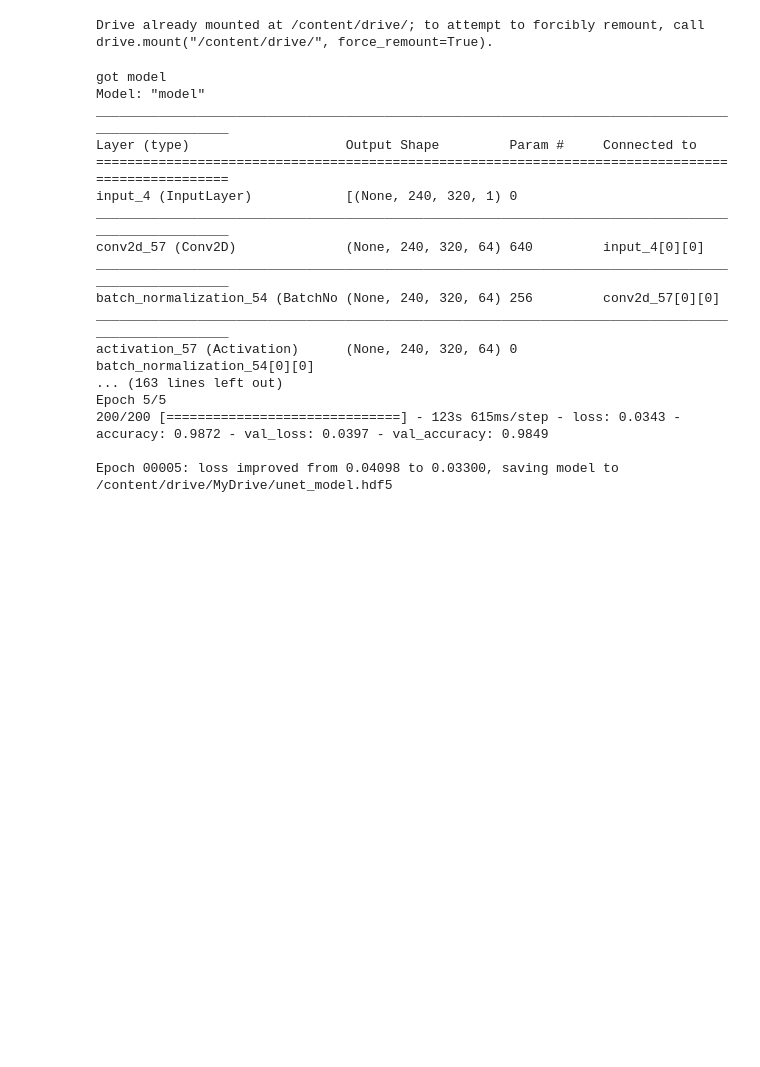
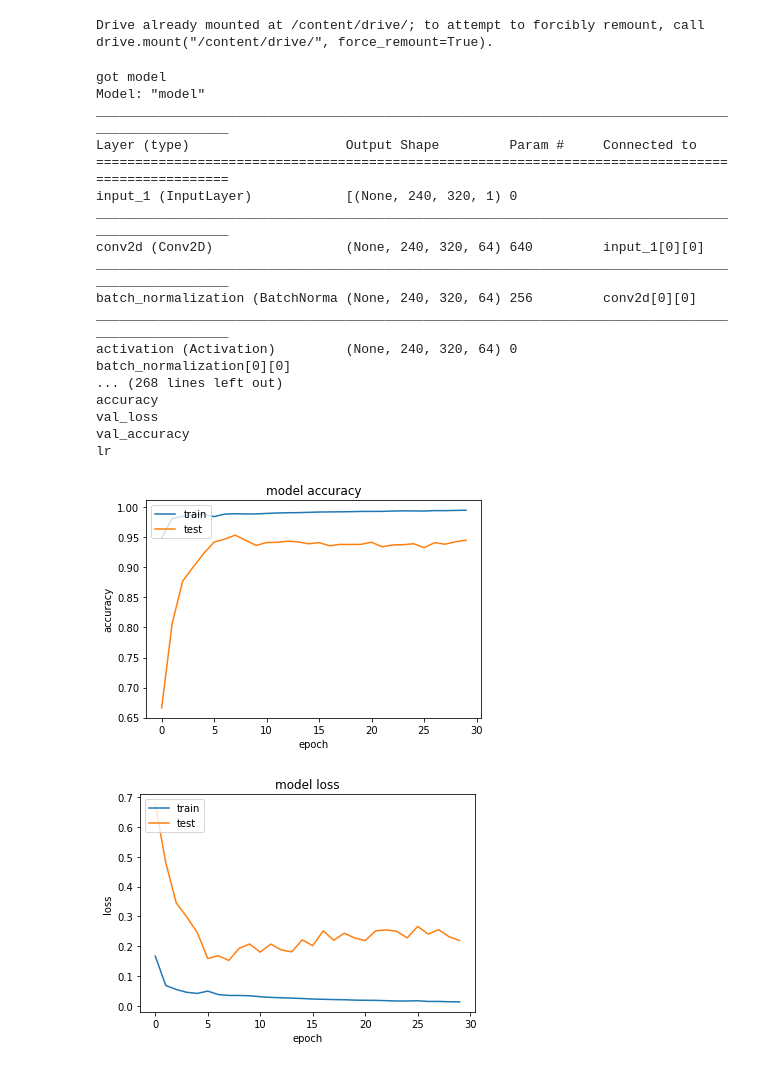
Before and after one commit to naveen-purohit/deep-learning, a Jupyter notebook: unet.ipynb, the cells around one changed output. Saved outputs shown, nothing was run; the diff lists cells and outputs as text; code cells hidden in the pictures; blank space fills up the shorter version.

```diff
--- a/unet.ipynb
+++ b/unet.ipynb
@@ -14,7 +14,7 @@ import cv2
 
 class dataProcess(object):
     def __init__(self, out_rows, out_cols,
-                 npy_path = "/content/drive/MyDrive", img_type = "bmp"):
+                 npy_path = "/content/drive/MyDrive/segmentation", img_type = "bmp"):
 
         self.out_rows = out_rows
         self.out_cols = out_cols
@@ -25,8 +25,8 @@ class dataProcess(object):
         print('-'*30)
         print('load train util images...')
         print('-'*30)
-        imgs_train = np.load(self.npy_path+"/imgs_train.npy")
-        imgs_mask_train = np.load(self.npy_path+"/imgs_mask_train.npy")
+        imgs_train = np.load(self.npy_path+"/imgs_train1.npy")
+        imgs_mask_train = np.load(self.npy_path+"/imgs_mask_train1.npy")
         print(imgs_train.shape)
         imgs_train = imgs_train.astype('float32')
         imgs_mask_train = imgs_mask_train.astype('float32')
@@ -49,7 +49,7 @@ from keras.layers.normalization import BatchNormalization
 from keras.models import Model
 from keras.layers import Conv2D, Input, UpSampling2D, MaxPooling2D,Concatenate
 from keras import backend as K
-
+import matplotlib.pyplot as plt
 def load_data():
     mydata = dataProcess(240, 320)
     imgs_train, imgs_mask_train = mydata.load_train_data()
@@ -104,47 +104,71 @@ def create_model():
 ###########################################################################
 
 def train():
-    model_path = "/content/drive/MyDrive/"
+    model_path = "/content/drive/MyDrive/segmentation/"
 
     print("got model")
     model = create_model()
     print("loading data")
     imgs_train, imgs_mask_train = load_data()
     print("loading data done")
 
     opt = optimizers.Adam(learning_rate=1e-4)
     model.compile(optimizer=opt, loss="binary_crossentropy", metrics=["accuracy"])
 
-    model_checkpoint = ModelCheckpoint(model_path + 'unet_model.hdf5', monitor='loss', verbose=1,
+    model_checkpoint = ModelCheckpoint(model_path + 'unet.hdf5', monitor='loss', verbose=1,
                                        save_best_only=True, save_weights_only=True, mode='auto', period=1)
     print('Fitting model...')
     early_stop = EarlyStopping(monitor='loss', patience=10, verbose=0, mode='auto')
     lr = ReduceLROnPlateau(monitor='loss', factor=0.5, patience=6, verbose=0, mode='min', cooldown=0,
                            min_lr=0.000001)
-    model.fit(imgs_train, imgs_mask_train, batch_size=2, epochs=5, verbose=1, validation_split=0.2,
+    history=model.fit(imgs_train, imgs_mask_train, batch_size=2, epochs=30, verbose=1, validation_split=0.2,
                         shuffle=True,
                         callbacks=[model_checkpoint,lr, early_stop])
+     # summarize history for accuracy
+    for key in history.history.keys():
+       print(key)
+    plt.plot(history.history['accuracy'])
+    plt.plot(history.history['val_accuracy'])
+    plt.title('model accuracy')
+    plt.ylabel('accuracy')
+    plt.xlabel('epoch')
+    plt.legend(['train', 'test'], loc='upper left')
+    plt.savefig(model_path + "accuracy.png")
+    plt.show()
+
+    # summarize history for loss
+    plt.plot(history.history['loss'])
+    plt.plot(history.history['val_loss'])
+    plt.title('model loss')
+    plt.ylabel('loss')
+    plt.xlabel('epoch')
+    plt.legend(['train', 'test'], loc='upper left')
+    plt.savefig(model_path + "loss.png")
+    plt.show()
+
 
 if __name__ == '__main__':
     train()
     K.clear_session()
 # %% [output]
 got model
 Model: "model"
 __________________________________________________________________________________________________
 Layer (type)                    Output Shape         Param #     Connected to
 ==================================================================================================
-input_4 (InputLayer)            [(None, 240, 320, 1) 0
+input_1 (InputLayer)            [(None, 240, 320, 1) 0
 __________________________________________________________________________________________________
-conv2d_57 (Conv2D)              (None, 240, 320, 64) 640         input_4[0][0]
+conv2d (Conv2D)                 (None, 240, 320, 64) 640         input_1[0][0]
 __________________________________________________________________________________________________
-batch_normalization_54 (BatchNo (None, 240, 320, 64) 256         conv2d_57[0][0]
+batch_normalization (BatchNorma (None, 240, 320, 64) 256         conv2d[0][0]
 __________________________________________________________________________________________________
-activation_57 (Activation)      (None, 240, 320, 64) 0           batch_normalization_54[0][0]
-... (163 lines left out)
-Epoch 5/5
-200/200 [==============================] - 123s 615ms/step - loss: 0.0343 - accuracy: 0.9872 - val_loss: 0.0397 - val_accuracy: 0.9849
-
-Epoch 00005: loss improved from 0.04098 to 0.03300, saving model to /content/drive/MyDrive/unet_model.hdf5
+activation (Activation)         (None, 240, 320, 64) 0           batch_normalization[0][0]
+... (268 lines left out)
+accuracy
+val_loss
+val_accuracy
+lr
+[figure, added]
+[figure, added]
 # %%
 from keras.preprocessing.image import array_to_img
```
Also changed, not shown: parts of 1 cell of this notebook.
